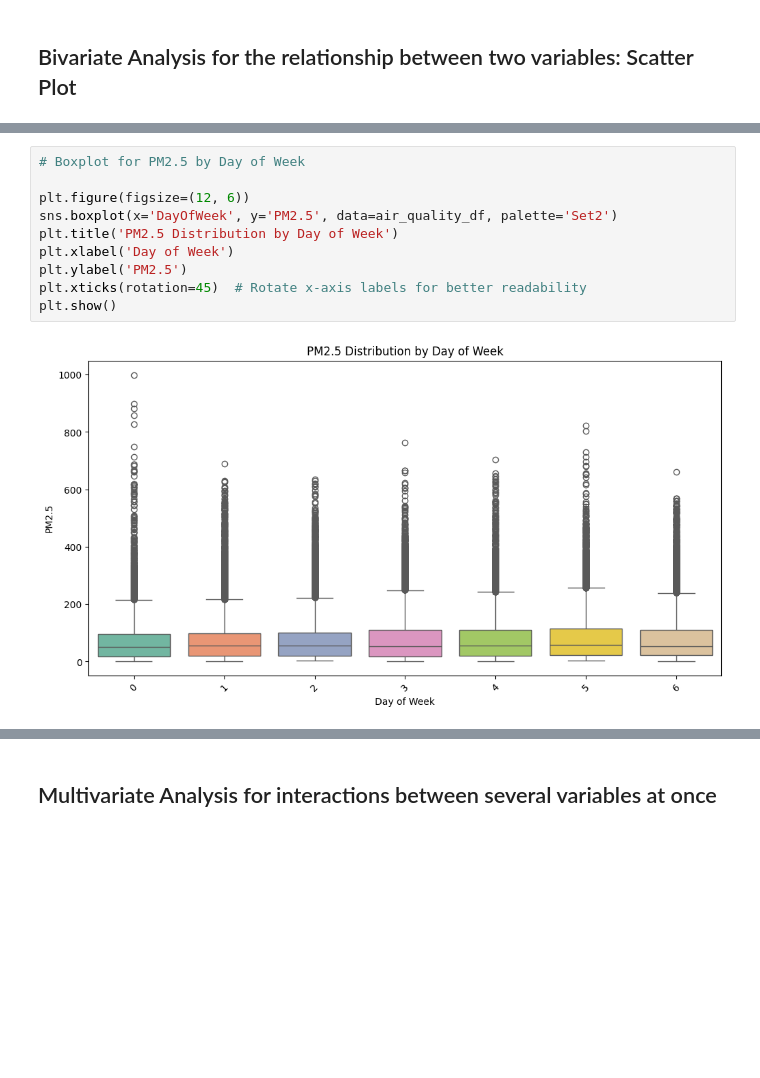
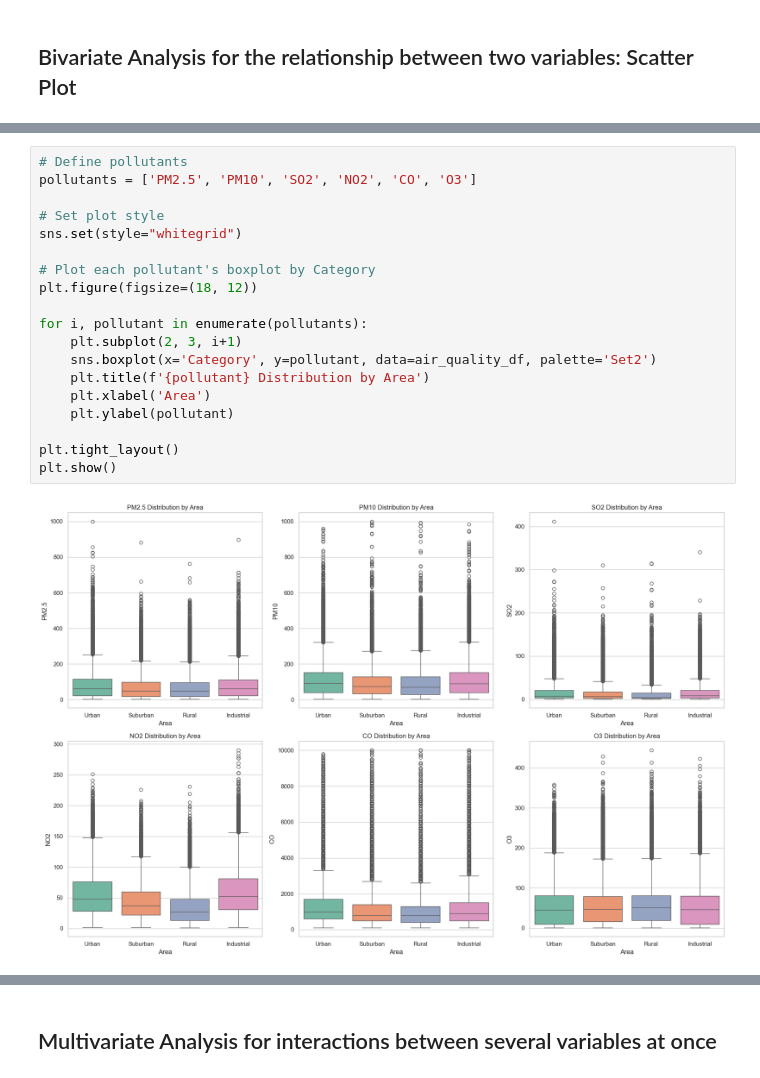
Before and after one commit to himshisehi/CMP7005_Programming-_for_Data_Analysis, a Jupyter notebook: st20317251_CMP7005_PRAC1.ipynb, the cells around one changed output, grey strips where cells are left out. Saved outputs shown, nothing was run; the diff lists cells and outputs as text; blank space fills up the shorter version.

```diff
--- a/st20317251_CMP7005_PRAC1.ipynb
+++ b/st20317251_CMP7005_PRAC1.ipynb
@@ -490,12 +482,21 @@ plt.show()
-# %%
-# Boxplot for PM2.5 by Day of Week
-
-plt.figure(figsize=(12, 6))
-sns.boxplot(x='DayOfWeek', y='PM2.5', data=air_quality_df, palette='Set2')
-plt.title('PM2.5 Distribution by Day of Week')
-plt.xlabel('Day of Week')
-plt.ylabel('PM2.5')
-plt.xticks(rotation=45)  # Rotate x-axis labels for better readability
-plt.show()
-# %% [output]
-[figure, removed]
+# %%
+# Define pollutants
+pollutants = ['PM2.5', 'PM10', 'SO2', 'NO2', 'CO', 'O3']
+
+# Set plot style
+sns.set(style="whitegrid")
+
+# Plot each pollutant's boxplot by Category
+plt.figure(figsize=(18, 12))
+
+for i, pollutant in enumerate(pollutants):
+    plt.subplot(2, 3, i+1)
+    sns.boxplot(x='Category', y=pollutant, data=air_quality_df, palette='Set2')
+    plt.title(f'{pollutant} Distribution by Area')
+    plt.xlabel('Area')
+    plt.ylabel(pollutant)
+
+plt.tight_layout()
+plt.show()
+# %% [output]
+[figure, added]
```
Also changed, not shown: parts of 22 cells of this notebook, 1 other file.
